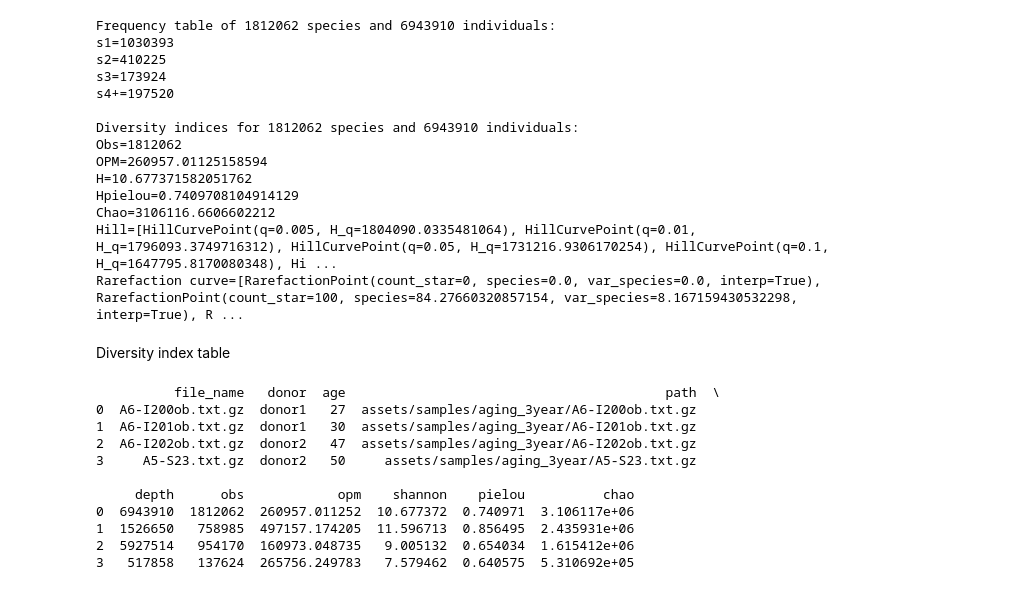
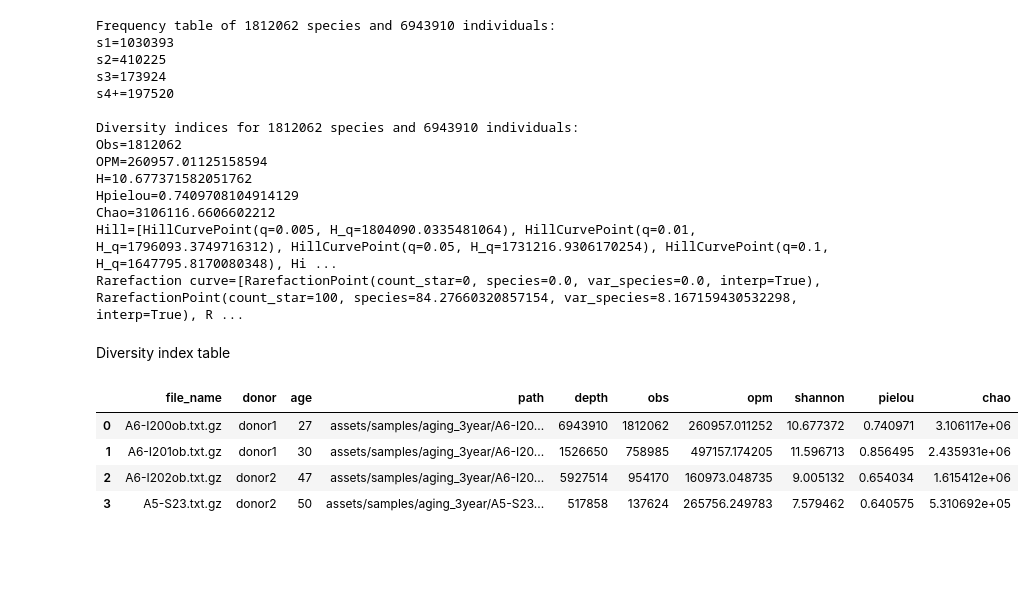
Before and after one commit to antigenomics/mirpy, a Jupyter notebook: notebooks/diversity_estimation.ipynb, the cells around one changed output. Saved outputs shown, nothing was run; the diff lists cells and outputs as text; code cells hidden in the pictures; blank space fills up the shorter version.

```diff
--- a/notebooks/diversity_estimation.ipynb
+++ b/notebooks/diversity_estimation.ipynb
@@ -54,16 +55,10 @@ Rarefaction curve=[RarefactionPoint(count_star=0, species=0.0, var_species=0.0,
 # %% [markdown]
 Diversity index table
 # %%
-print(DiversityIndices.for_dataset(dataset))
+DiversityIndices.for_dataset(dataset)
 # %% [output]
-          file_name   donor  age                                         path  \
-0  A6-I200ob.txt.gz  donor1   27  assets/samples/aging_3year/A6-I200ob.txt.gz
-1  A6-I201ob.txt.gz  donor1   30  assets/samples/aging_3year/A6-I201ob.txt.gz
-2  A6-I202ob.txt.gz  donor2   47  assets/samples/aging_3year/A6-I202ob.txt.gz
-3     A5-S23.txt.gz  donor2   50     assets/samples/aging_3year/A5-S23.txt.gz
-
-     depth      obs            opm    shannon    pielou          chao
-0  6943910  1812062  260957.011252  10.677372  0.740971  3.106117e+06
-1  1526650   758985  497157.174205  11.596713  0.856495  2.435931e+06
-2  5927514   954170  160973.048735   9.005132  0.654034  1.615412e+06
-3   517858   137624  265756.249783   7.579462  0.640575  5.310692e+05
+|  | file_name | donor | age | path | depth | obs | opm | shannon | pielou | chao |
+| 0 | A6-I200ob.txt.gz | donor1 | 27 | assets/samples/aging_3year/A6-I20... | 6943910 | 1812062 | 260957.011252 | 10.677372 | 0.740971 | 3.106117e+06 |
+| 1 | A6-I201ob.txt.gz | donor1 | 30 | assets/samples/aging_3year/A6-I20... | 1526650 | 758985 | 497157.174205 | 11.596713 | 0.856495 | 2.435931e+06 |
+| 2 | A6-I202ob.txt.gz | donor2 | 47 | assets/samples/aging_3year/A6-I20... | 5927514 | 954170 | 160973.048735 | 9.005132 | 0.654034 | 1.615412e+06 |
+| 3 | A5-S23.txt.gz | donor2 | 50 | assets/samples/aging_3year/A5-S23... | 517858 | 137624 | 265756.249783 | 7.579462 | 0.640575 | 5.310692e+05 |
```
Also changed, not shown: parts of 4 cells of this notebook, 1 other file.
